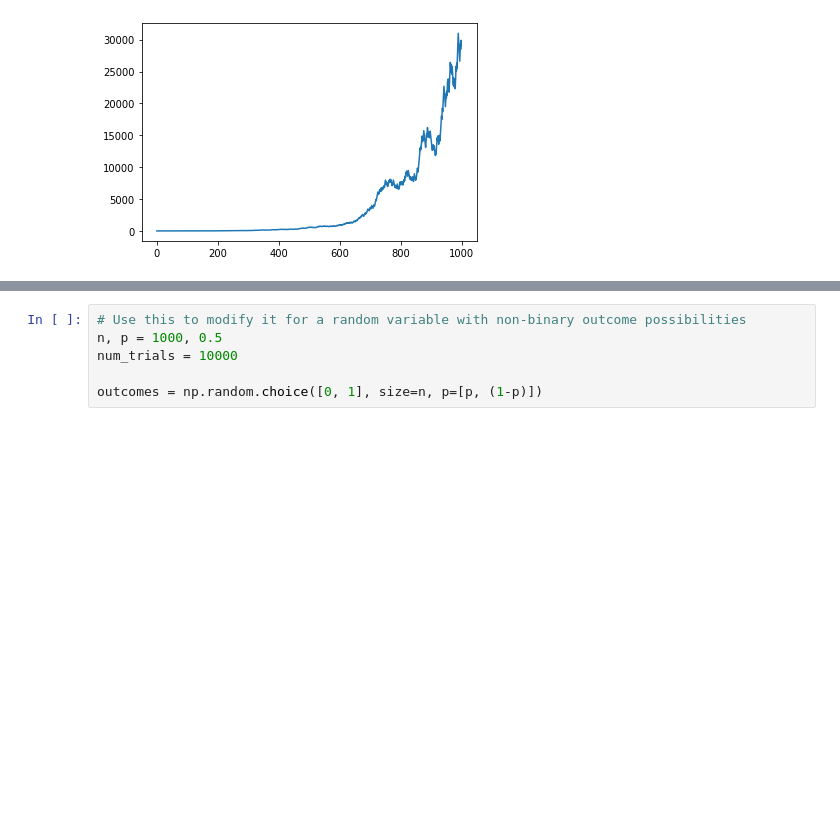
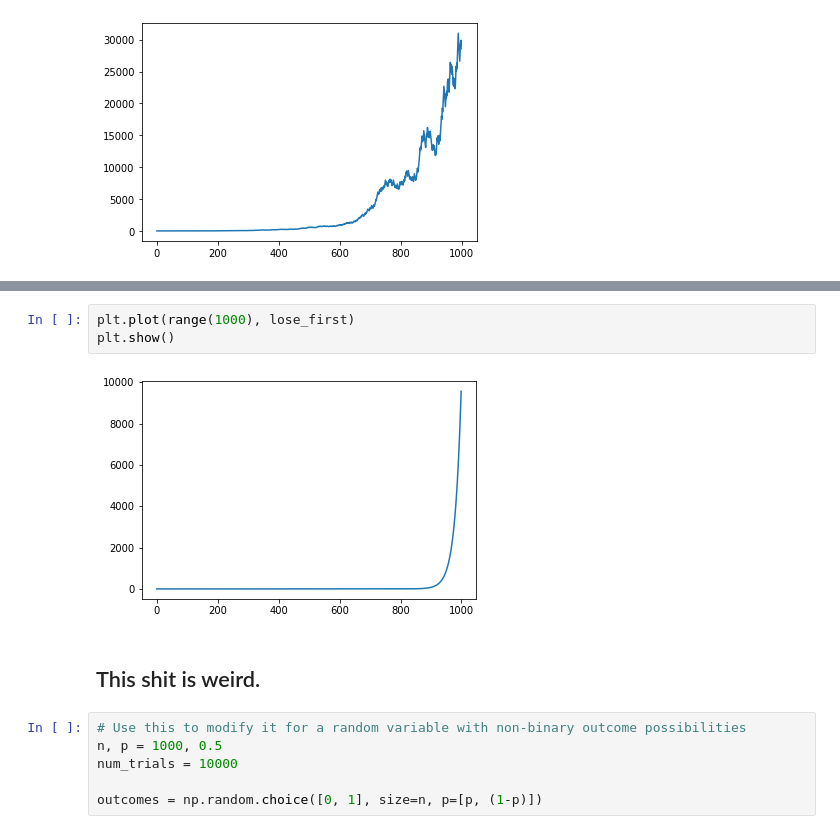
Before and after one commit to Symorq/exploring-ergodicity, a Jupyter notebook: ergodicity.ipynb, the cells around one changed output, grey strips where cells are left out. Saved outputs shown, nothing was run; the diff lists cells and outputs as text; blank space fills up the shorter version.

```diff
--- a/ergodicity.ipynb
+++ b/ergodicity.ipynb
@@ -85,3 +145,10 @@ def betting_spree(outcomes, bet):
+# %%
+plt.plot(range(1000), lose_first)
+plt.show()
+# %% [output]
+[figure, added]
+# %% [markdown]
+## This shit is weird.
 # %%
 # Use this to modify it for a random variable with non-binary outcome possibilities
 n, p = 1000, 0.5
```
Also changed, not shown: parts of 9 cells of this notebook.
